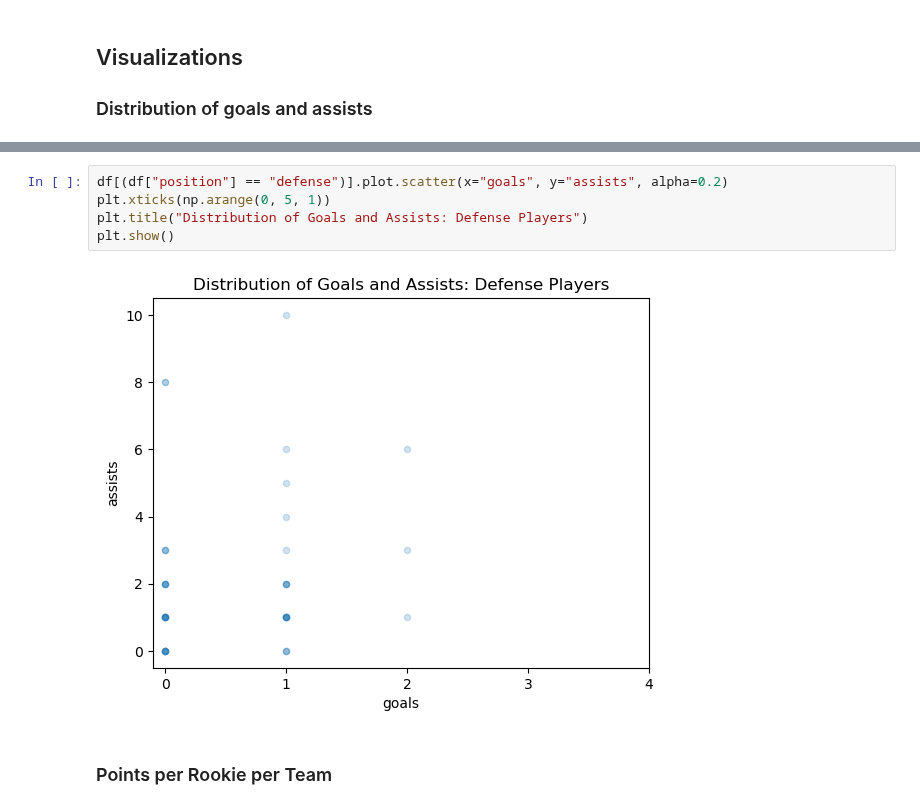
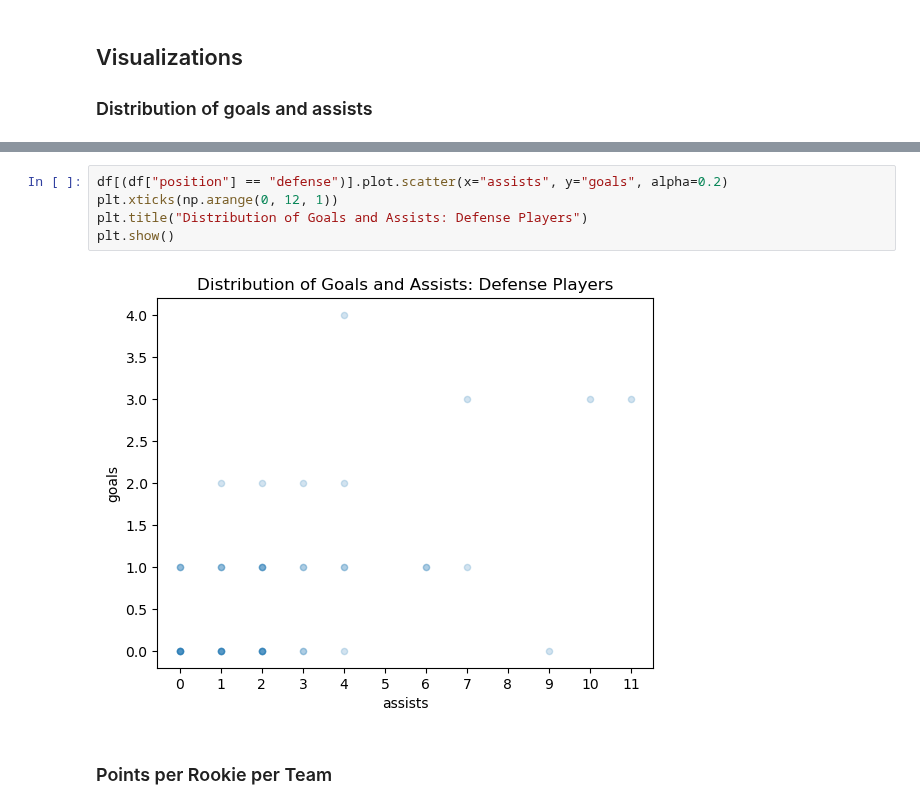
Before and after one commit to AGasconAfriat/pwhl_data-analysis, a Jupyter notebook: visualizations.ipynb, the cells around one changed output, grey strips where cells are left out. Saved outputs shown, nothing was run; the diff lists cells and outputs as text.

```diff
--- a/visualizations.ipynb
+++ b/visualizations.ipynb
@@ -43,10 +43,10 @@ plt.show()
 # %%
-df[(df["position"] == "defense")].plot.scatter(x="goals", y="assists", alpha=0.2)
-plt.xticks(np.arange(0, 5, 1))
+df[(df["position"] == "defense")].plot.scatter(x="assists", y="goals", alpha=0.2)
+plt.xticks(np.arange(0, 12, 1))
 plt.title("Distribution of Goals and Assists: Defense Players")
 plt.show()
 # %% [output]
-[figure, old version]
+[figure, new version]
 # %% [markdown]
 ### Points per Rookie per Team
 # %%
```
Also changed, not shown: parts of 9 cells of this notebook, 1 other file.
